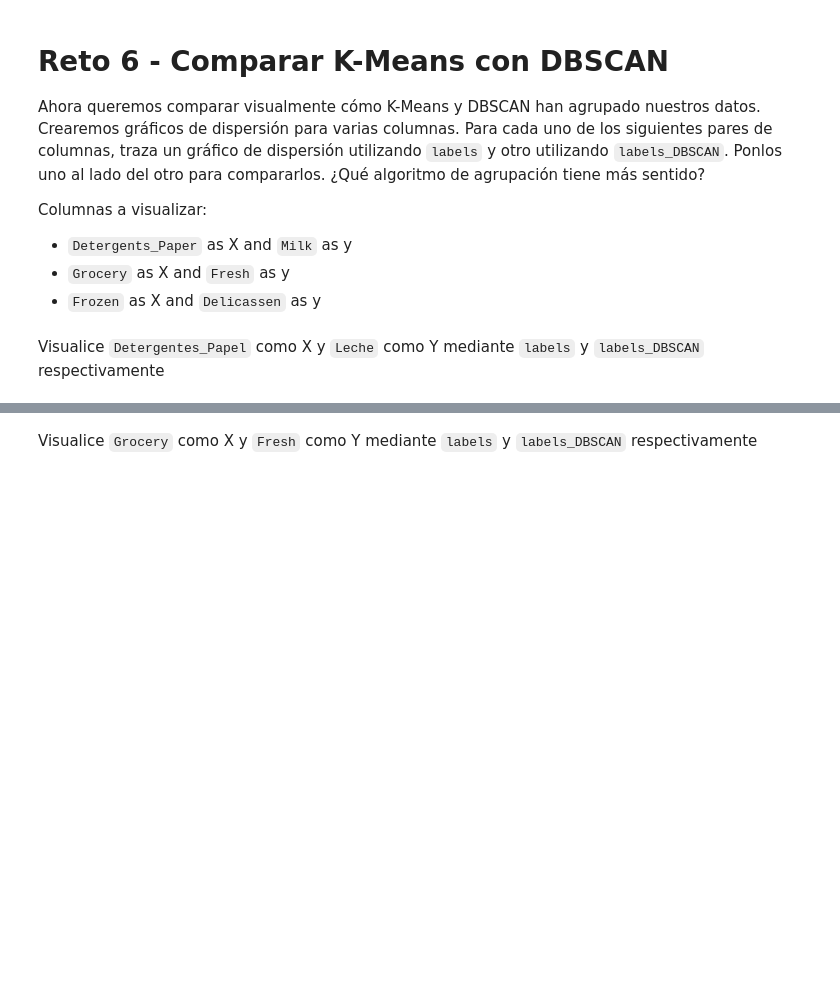
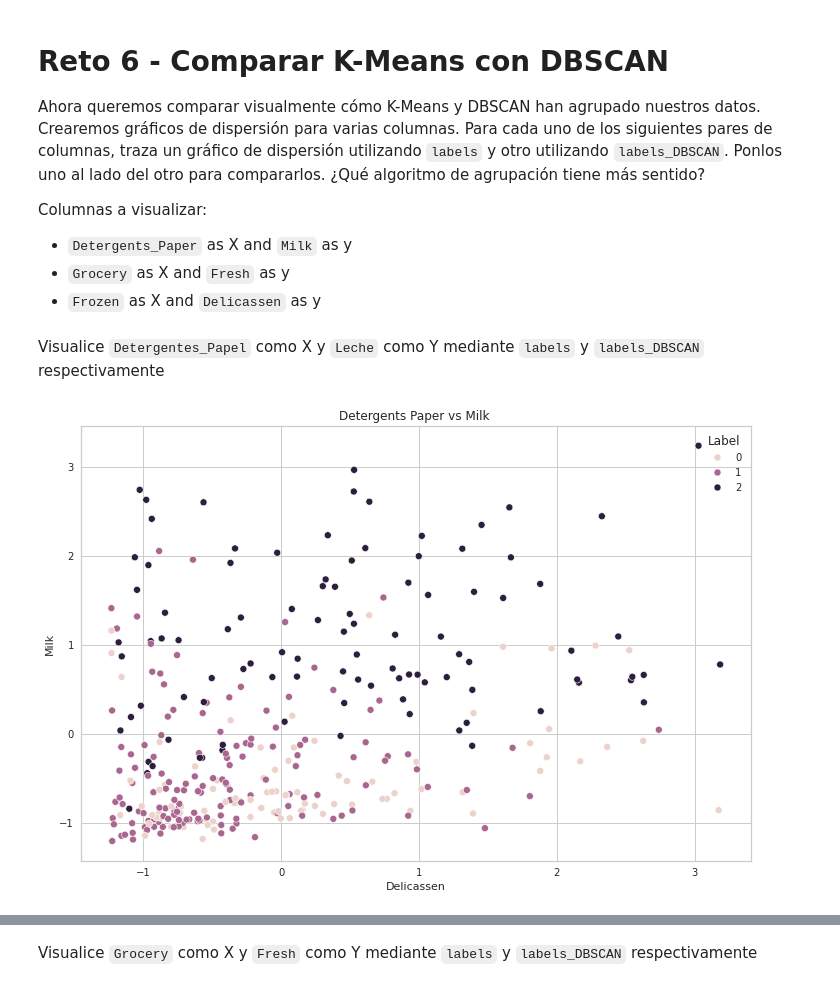
Before and after one commit to ivanseldas/lab-unsupervised-learning-es, a Jupyter notebook: your-code/main-esp.ipynb, the cells around one changed output, grey strips where cells are left out. Drawn from its saved outputs; the diff is of its cells as text; code cells hidden in the pictures; blank space fills up the shorter version.

```diff
--- a/your-code/main-esp.ipynb
+++ b/your-code/main-esp.ipynb
@@ -342,0 +348,8 @@ from sklearn.cluster import DBSCAN
+# %%
+from sklearn.cluster import DBSCAN
+
+dbs = DBSCAN(eps=0.5)
+dbs.fit(customers_clean)
+
+customers_clean['labels_DBSCAN'] = dbs.labels_
+customers_clean
@@ -367,0 +399,6 @@ def plot(x,y,hue):
+# %%
+# Your code here:
+plt.figure(figsize=(12,8))
+plot(customers_clean['Delicassen'], customers_clean['Milk'], customers_clean['Label'])
+# %% [output]
+[figure, added]
```
Also changed, not shown: parts of 26 cells of this notebook.
